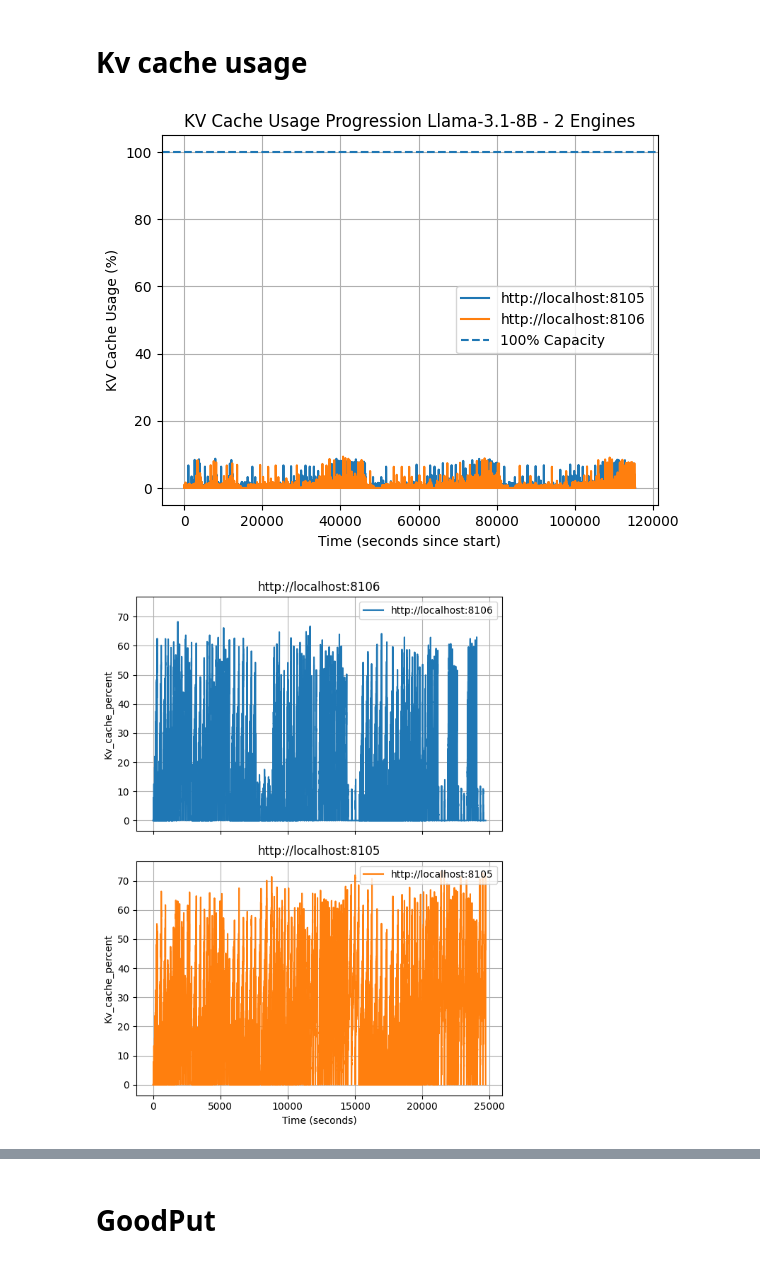
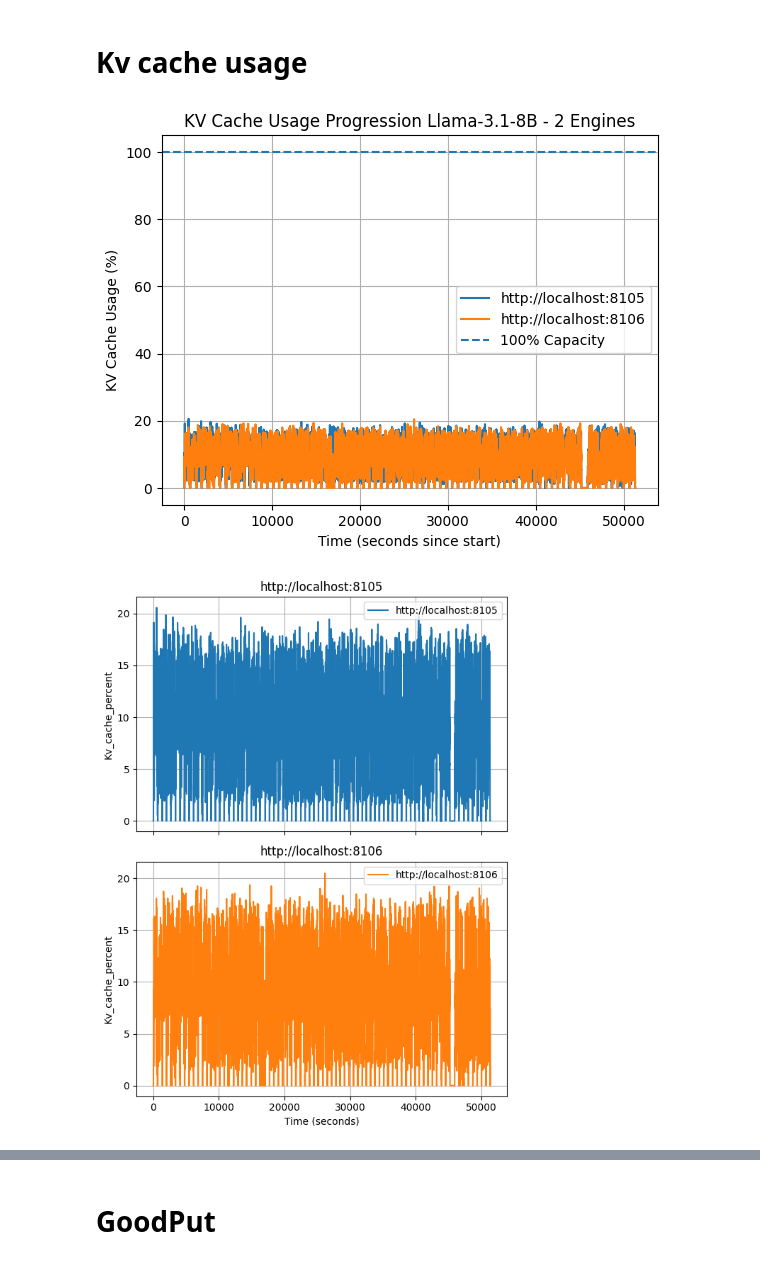
Before and after one commit to gabrielliman/proxy_server, a Jupyter notebook: plot_graph_load_balancer_benchmark.ipynb, the cells around one changed output, grey strips where cells are left out. Saved outputs shown, nothing was run; the diff lists cells and outputs as text; code cells hidden in the pictures.

```diff
--- a/plot_graph_load_balancer_benchmark.ipynb
+++ b/plot_graph_load_balancer_benchmark.ipynb
@@ -12,7 +12,7 @@
 # %% [markdown]
 ## Comparar Load Balancer
 # %%
-Y_METRIC = "p99_e2el_per_program"
+Y_METRIC = "median_e2el_per_program"
 # %%
 import json
 import glob
@@ -25,14 +25,15 @@ from collections import defaultdict
 # ============================================================
 OUTPUT_DIRS = {
     #"Llama3.1-8B": "outputs_benchmark_50_25_LLama_2GPU",
-    "2 engines (burstiness: 1)": "outputs/program_arrivalrate",
+    #"LATS Llama3.1-8B": "/mnt/scratch/scheduler/proxy_server/LanguageAgentTreeSearch/hotpot/results/900_950",
     # "4 engines": "outputs_4_engines",
+    "LATS Llama3.1-8B": "/mnt/scratch/scheduler/proxy_server/outputs_lats/900_1000_lats_4_llama8b_2048",
 }
 
 SCHEDULERS = ["fcfs", "plas_kv_token_time", "plas_service_ewma"]
 
 # FIX 1: Uncommented Y_METRIC
-Y_METRIC = "p99_e2el_ms"
+# Y_METRIC = "p99_e2el_ms"
 
 # Optional: fixed colors for consistency
 COLORS = {
@@ -166,7 +167,7 @@ from collections import defaultdict
 # ============================================================
 MODELS = {
     #"Llama3.1-8B": "outputs_benchmark_50_25_LLama_2GPU",
-    "2 engines (burstiness: 1)": "outputs/program_arrivalrate",
+    "LATS Llama3.1-8B": "/mnt/scratch/scheduler/proxy_server/LanguageAgentTreeSearch/hotpot/results/900_950",
     # "4 engines": "outputs_4_engines",
 }
 
@@ -292,7 +293,7 @@ import matplotlib.pyplot as plt
 
 # Load CSV
 #df = pd.read_csv("outputs_benchmark_50_25_LLama_2GPU/kv_cache_usage.csv")
-df = pd.read_csv("outputs/program_arrivalrate/kv_cache_usage.csv")
+df = pd.read_csv("LanguageAgentTreeSearch/hotpot/results/900_950/kv_cache_usage.csv")
 # Sort by timestamp (important when mixing engines)
 df = df.sort_values("timestamp")
 
@@ -322,7 +323,7 @@ plt.grid(True)
 
 plt.show()
 # %% [output]
-[figure, old version]
+[figure, new version]
 # %%
 import pandas as pd
 import matplotlib.pyplot as plt
@@ -330,7 +331,7 @@ import matplotlib.pyplot as plt
 metric = "kv_cache_percent"
 
 # Load CSV
-df = pd.read_csv("outputs_llama_50_2gpu_burstiness_005/kv_cache_usage.csv")
+df = pd.read_csv("LanguageAgentTreeSearch/hotpot/results/900_950/kv_cache_usage.csv")
 
 # Sort by timestamp
 df = df.sort_values("timestamp")
@@ -349,34 +350,34 @@ color_map = {backend: colors[i % len(colors)] for i, backend in enumerate(backen
 fig, axes = plt.subplots(len(backends), 1, figsize=(6, 4 * len(backends)), sharex=True, sharey=True)
 
 # Se só tiver 1 backend
 if len(backends) == 1:
     axes = [axes]
 
 # Plot each backend
 for ax, backend in zip(axes, backends):
     group = df[df["backend"] == backend].sort_values("timestamp")
 
     ax.plot(
         group["time_sec"],
         group[metric],
         color=color_map[backend],  # cor fixa
         label=backend
     )
 
     ax.set_title(f"{backend}")
     ax.set_ylabel(f"{metric.capitalize()}")
     ax.grid(True)
     ax.legend(loc="upper right")
 
 # X label só no último subplot
 axes[-1].set_xlabel("Time (seconds)")
 
 # plt.axhline(10, linestyle="--")
 
 plt.tight_layout()
 plt.show()
 # %% [output]
-[figure, old version]
+[figure, new version]
 # %%
 Y_METRIC = "output_token_throughput"
 # %%
```
Also changed, not shown: parts of 8 cells of this notebook, 23 other files.
